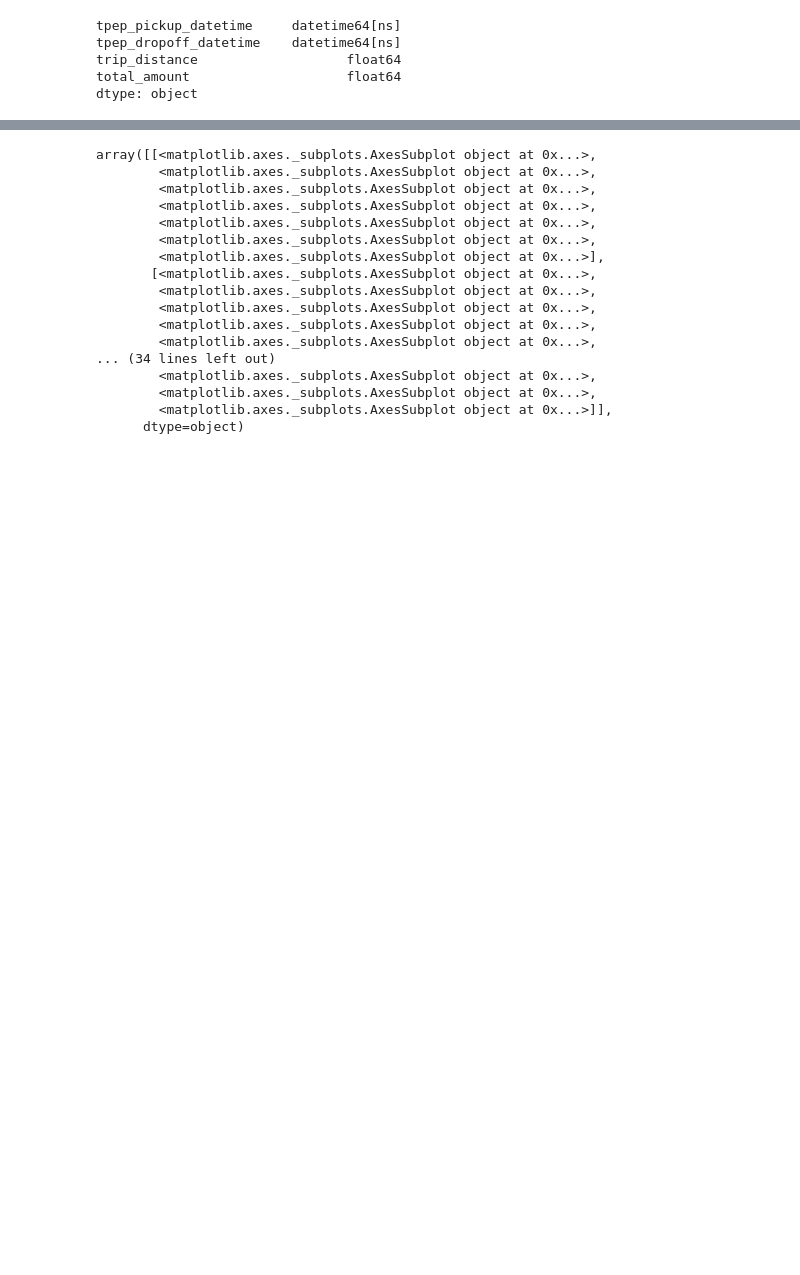
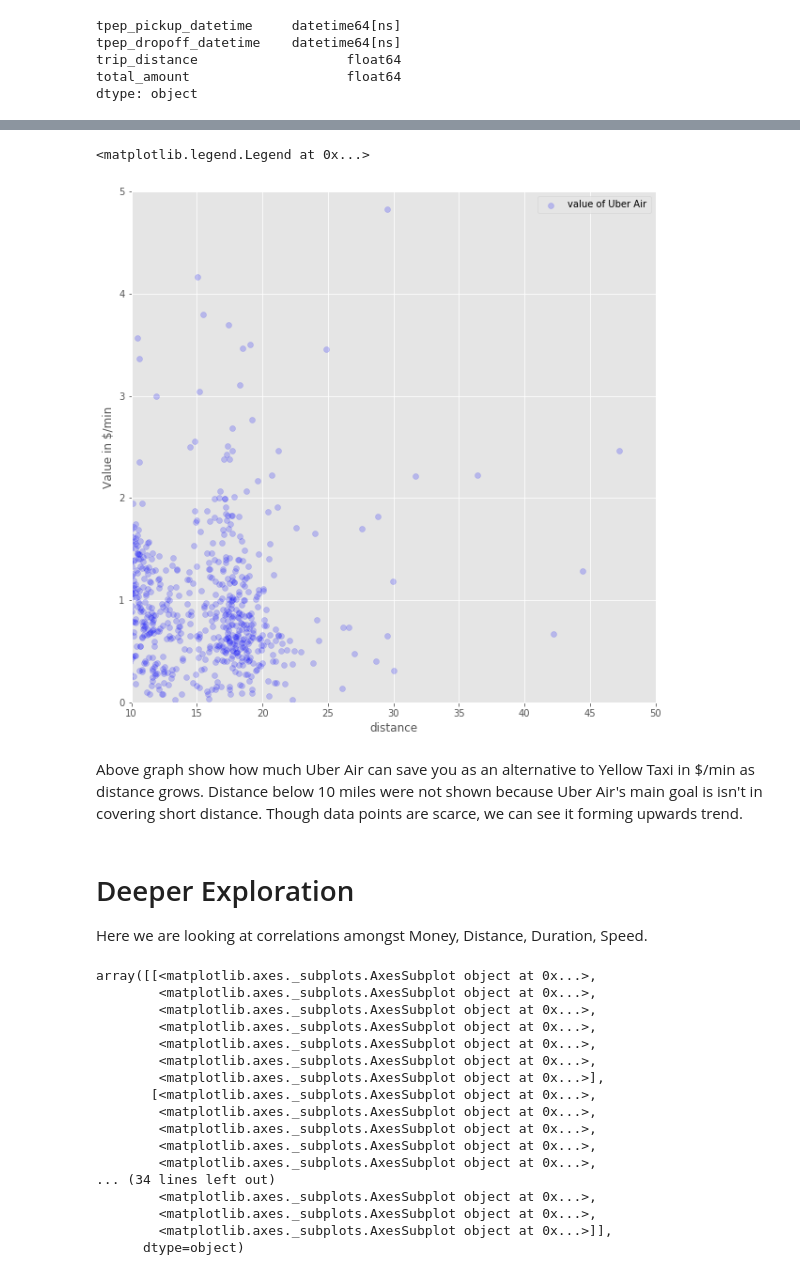
Before and after one commit to saehuh/Uber_Air__NYC, a Jupyter notebook: uber_air_nyc.ipynb, the cells around one changed output, grey strips where cells are left out. Drawn from its saved outputs; the diff is of its cells as text; code cells hidden in the pictures; blank space fills up the shorter version.

```diff
--- a/uber_air_nyc.ipynb
+++ b/uber_air_nyc.ipynb
@@ -802,6 +818,25 @@ df_tdf.describe()
 | 50% | 1.630000 | 14.690000 | 0 days 00:11:24 | 11.400000 | 9.857143 | 8.545918 | 1.357188 | ... |
 | 75% | 3.010000 | 20.300000 | 0 days 00:18:32 | 18.533333 | 13.521127 | 11.760000 | 1.757676 | ... |
 | max | 47.260000 | 222.250000 | 0 days 03:20:53 | 200.883333 | 3360.000000 | 6636.000000 | 474.000000 | ... |
+# %%
+# How much Uber Air saves vs Yellow Taxi in $/min as distance grows
+
+fig, ax = plt.subplots(figsize=(10,10))
+ax.scatter(df_tdf['trip_distance'], df_tdf['value'], color='b', label='value of Uber Air', alpha=0.2)
+ax.set_xlim(10, 50)
+ax.set_ylim(0, 5)
+ax.set_xlabel('distance')
+ax.set_ylabel('Value in $/min')
+ax.legend()
+# %% [output]
+<matplotlib.legend.Legend at 0x...>
+[figure, added]
+# %% [markdown]
+Above graph show how much Uber Air can save you as an alternative to Yellow Taxi in $/min as distance grows. Distance below 10 miles were not shown because Uber Air's main goal is isn't  in covering short distance. Though data points are scarce, we can see it forming upwards trend.
+# %% [markdown]
+# Deeper Exploration
+
+Here we are looking at correlations amongst Money, Distance, Duration, Speed.
 # %%
 from pandas.plotting import scatter_matrix
 
```
Also changed, not shown: parts of 85 cells of this notebook.
